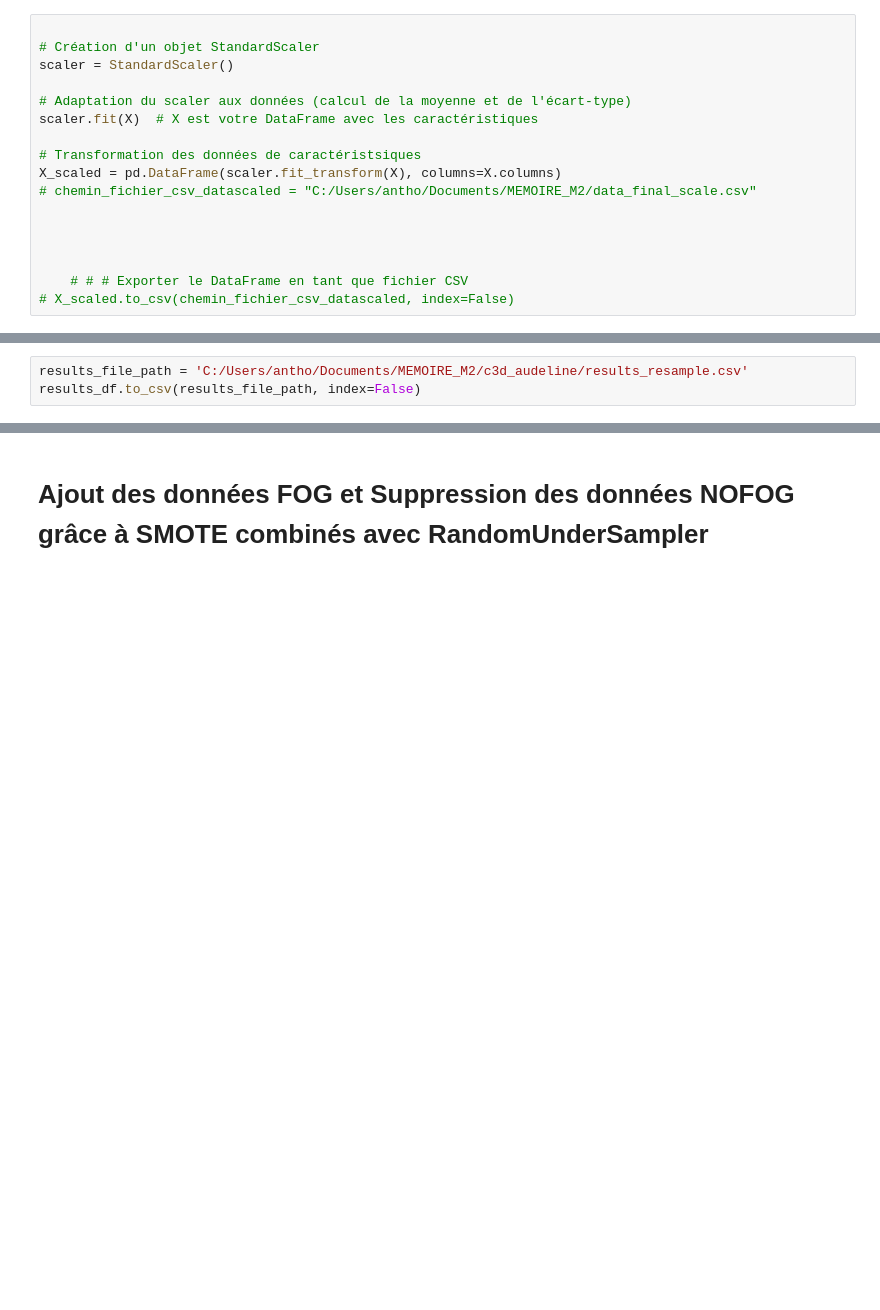
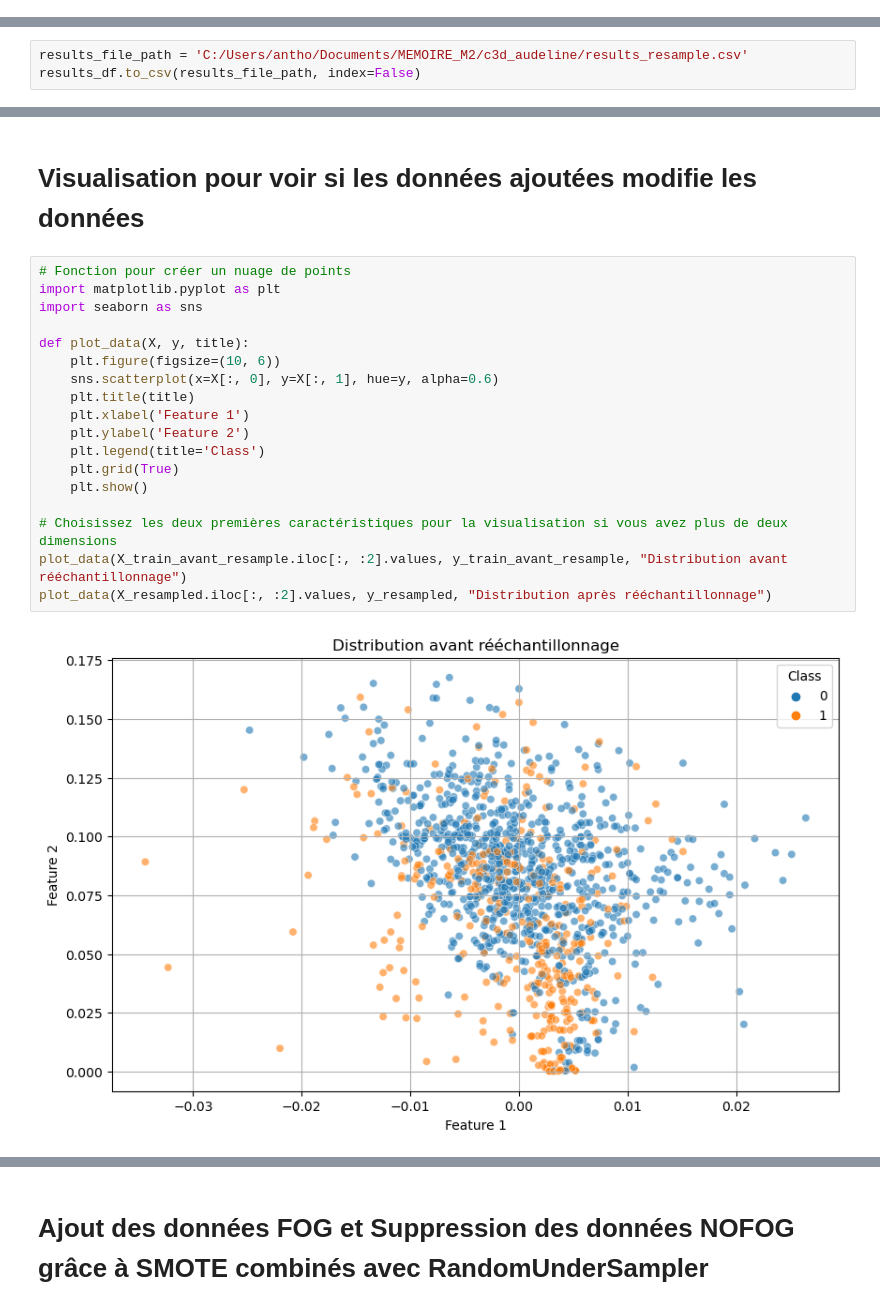
Before and after one commit to Anthoplc/Detect-FOG, a Jupyter notebook: code/relief_f.ipynb, the cells around one changed output, grey strips where cells are left out. Cells and saved outputs as stored; diff of their text form; blank space fills up the shorter version.

```diff
--- a/code/relief_f.ipynb
+++ b/code/relief_f.ipynb
@@ -31,17 +22,0 @@ y = data_filtered['label'].apply(lambda X: 1 if X in ['fog', 'transitionFog'] el
-# %%
-
-# Création d'un objet StandardScaler
-scaler = StandardScaler()
-
-# Adaptation du scaler aux données (calcul de la moyenne et de l'écart-type)
-scaler.fit(X)  # X est votre DataFrame avec les caractéristiques
-
-# Transformation des données de caractéristsiques
-X_scaled = pd.DataFrame(scaler.fit_transform(X), columns=X.columns)
-# chemin_fichier_csv_datascaled = "C:/Users/antho/Documents/MEMOIRE_M2/data_final_scale.csv"
-
-
-
-
-    # # # Exporter le DataFrame en tant que fichier CSV
-# X_scaled.to_csv(chemin_fichier_csv_datascaled, index=False)
@@ -193,0 +373,22 @@ results_df.to_csv(results_file_path, index=False)
+# %% [markdown]
+# Visualisation pour voir si les données ajoutées modifie les données
+# %%
+# Fonction pour créer un nuage de points
+import matplotlib.pyplot as plt
+import seaborn as sns
+
+def plot_data(X, y, title):
+    plt.figure(figsize=(10, 6))
+    sns.scatterplot(x=X[:, 0], y=X[:, 1], hue=y, alpha=0.6)
+    plt.title(title)
+    plt.xlabel('Feature 1')
+    plt.ylabel('Feature 2')
+    plt.legend(title='Class')
+    plt.grid(True)
+    plt.show()
+
+# Choisissez les deux premières caractéristiques pour la visualisation si vous avez plus de deux dimensions
+plot_data(X_train_avant_resample.iloc[:, :2].values, y_train_avant_resample, "Distribution avant rééchantillonnage")
+plot_data(X_resampled.iloc[:, :2].values, y_resampled, "Distribution après rééchantillonnage")
+# %% [output]
+[figure, added]
```
Also changed, not shown: parts of 36 cells of this notebook.
